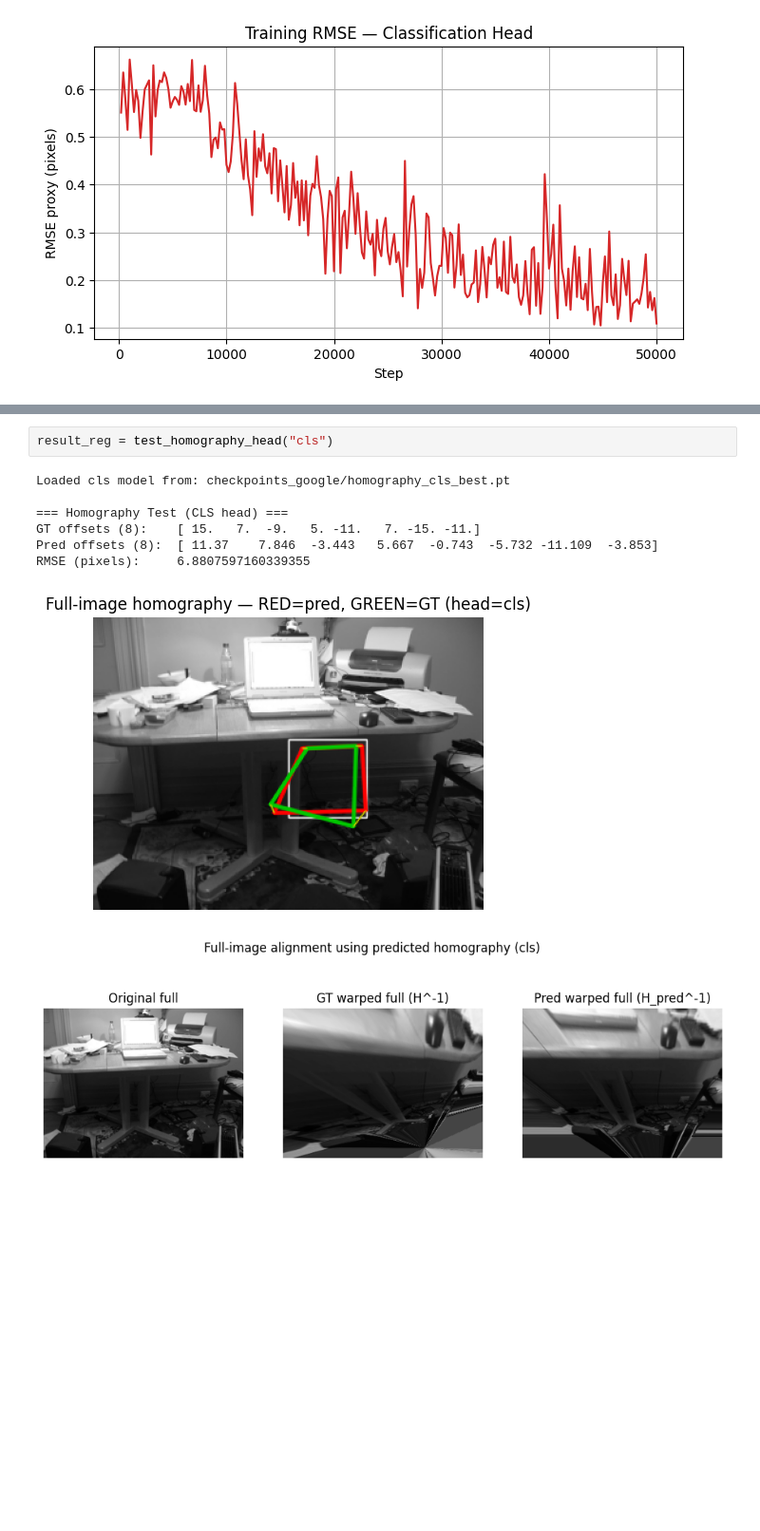
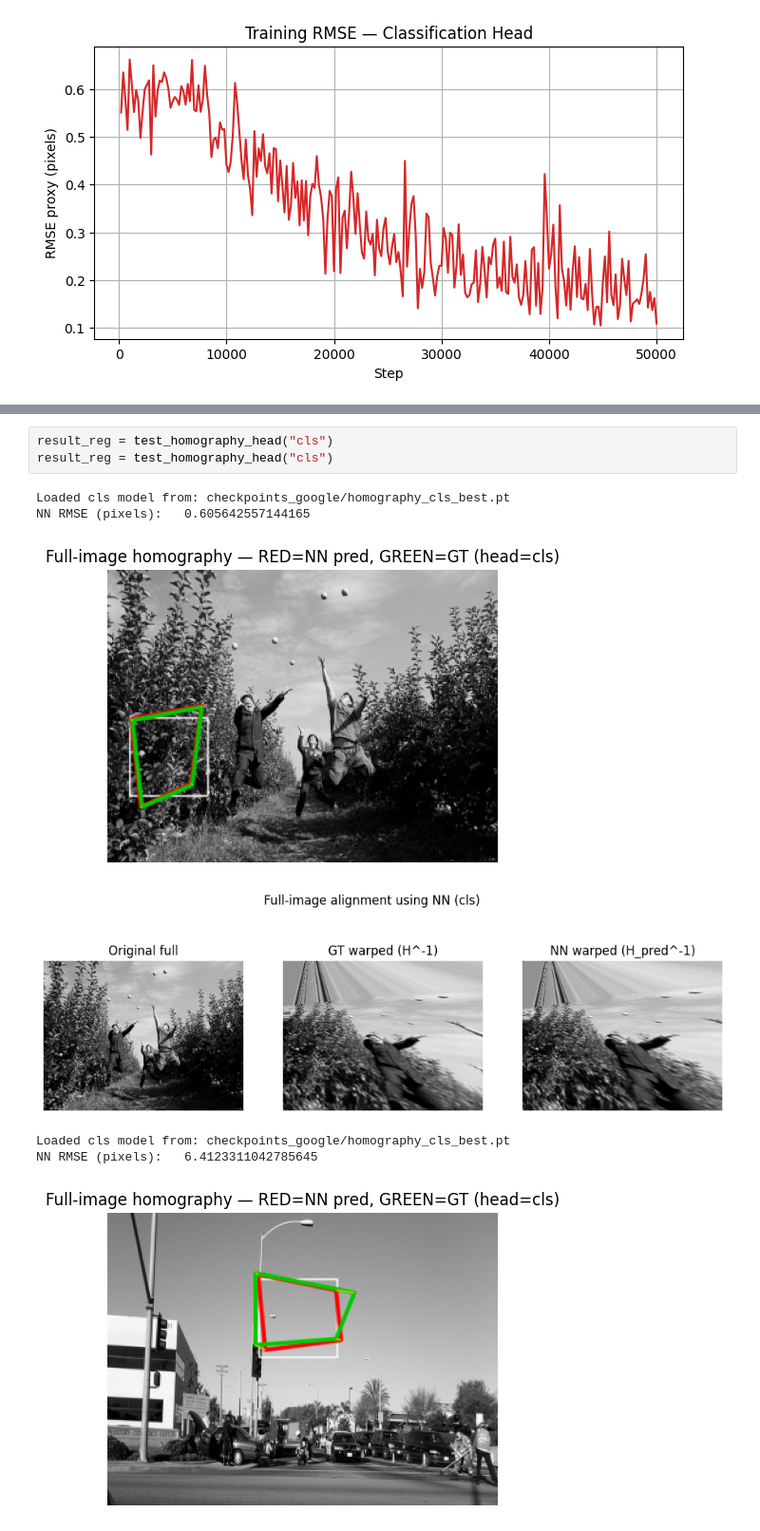
Before and after one commit to StefanSrnjakov/third-semester, a Jupyter notebook: RacunalniskiVid/vaja1-homografija/homography_training_google_2.ipynb, the cells around one changed output, grey strips where cells are left out. Shown at 95% size. Cells and saved outputs as stored; diff of their text form; blank space fills up the shorter version.

Commit message:
finish homography

```diff
--- a/RacunalniskiVid/vaja1-homografija/homography_training_google_2.ipynb
+++ b/RacunalniskiVid/vaja1-homografija/homography_training_google_2.ipynb
@@ -925,11 +922,11 @@ def test_homography_head(head="cls", ckpt_reg="checkpoints_google/homography_reg
 # %%
 result_reg = test_homography_head("cls")
+result_reg = test_homography_head("cls")
 # %% [output]
 Loaded cls model from: checkpoints_google/homography_cls_best.pt
-
-=== Homography Test (CLS head) ===
-GT offsets (8):    [ 15.   7.  -9.   5. -11.   7. -15. -11.]
-Pred offsets (8):  [ 11.37    7.846  -3.443   5.667  -0.743  -5.732 -11.109  -3.853]
-RMSE (pixels):     6.8807597160339355
+NN RMSE (pixels):   0.605642557144165
-[figure, old version]
+[figure, new version]
-[figure, old version]
+[figure, new version]
+Loaded cls model from: checkpoints_google/homography_cls_best.pt
+NN RMSE (pixels):   6.4123311042785645
+[figure, added]
```
Also changed, not shown: parts of 18 cells of this notebook, 2 other files.
